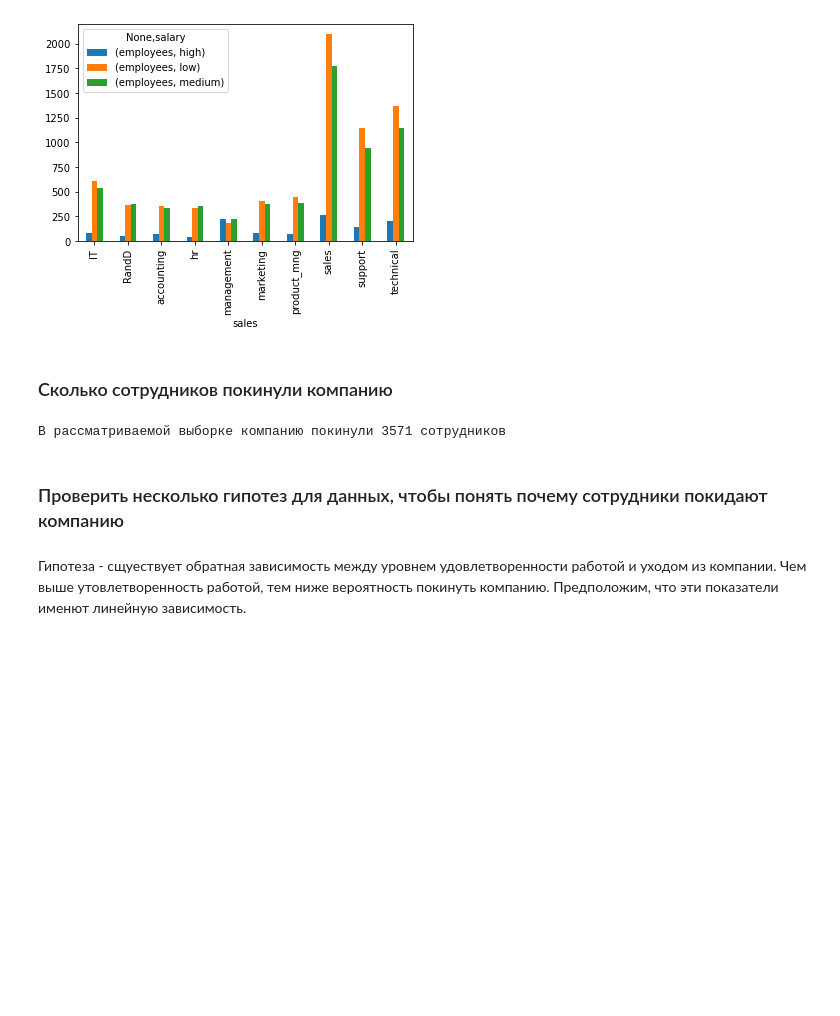
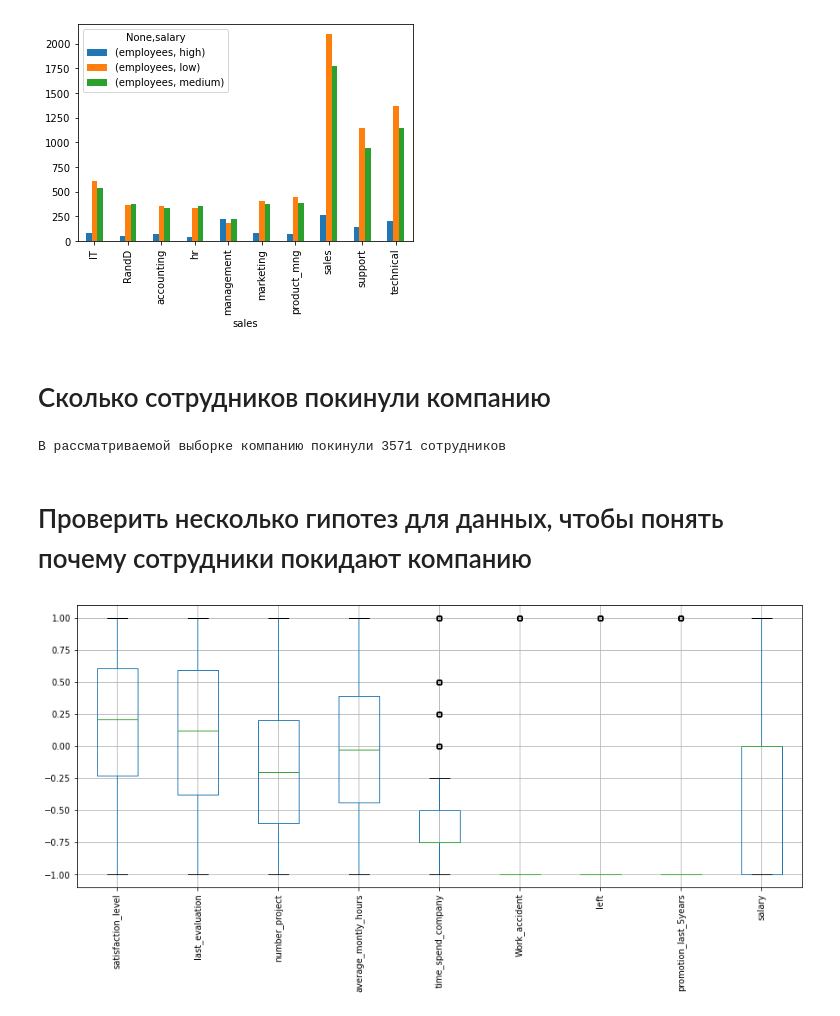
Before and after one commit to HeliosBI/Diploma, a Jupyter notebook: PYDA_diploma.ipynb, the cells around one changed output. Drawn from its saved outputs; the diff is of its cells as text; code cells hidden in the pictures; blank space fills up the shorter version.

```diff
--- a/PYDA_diploma.ipynb
+++ b/PYDA_diploma.ipynb
@@ -230,3 +233,13 @@ df_norm.head()
 | 2 | -0.956044 | 0.62500 | 1.0 | 0.644860 | -0.50 | ... |
 | 3 | 0.384615 | 0.59375 | 0.2 | 0.186916 | -0.25 | ... |
 | 4 | -0.384615 | -0.50000 | -1.0 | -0.411215 | -0.75 | ... |
+# %%
+def fun(num):
+    if num == 'low':
+        return -1
+    elif num == 'medium':
+        return 0
+    else:
+        return 1
+# %%
+df_norm['salary'] = df_norm.salary.apply(fun)
@@ -311,14 +333,15 @@ employees_by_salary_and_depts.plot(kind='bar')
 <matplotlib.axes._subplots.AxesSubplot at 0x...>
 [figure]
 # %% [markdown]
-### Сколько сотрудников покинули компанию
+# Сколько сотрудников покинули компанию
 # %%
 employees_left = df[df['left'] == 1].left.count()
 print(f'В рассматриваемой выборке компанию покинули {employees_left} сотрудников')
 # %% [output]
 В рассматриваемой выборке компанию покинули 3571 сотрудников
 # %% [markdown]
-### Проверить несколько гипотез для данных, чтобы понять почему сотрудники покидают компанию
+# Проверить несколько гипотез для данных, чтобы понять почему сотрудники покидают компанию
-# %% [markdown]
-Гипотеза - сщуествует обратная зависимость между уровнем удовлетворенности работой и уходом из компании.
-Чем выше утовлетворенность работой, тем ниже вероятность покинуть компанию. Предположим, что эти показатели именют линейную зависимость.
+# %%
+boxplot = df_norm.boxplot(figsize=(15,6), rot=90)
+# %% [output]
+[figure, added]
```
Also changed, not shown: parts of 33 cells of this notebook.
